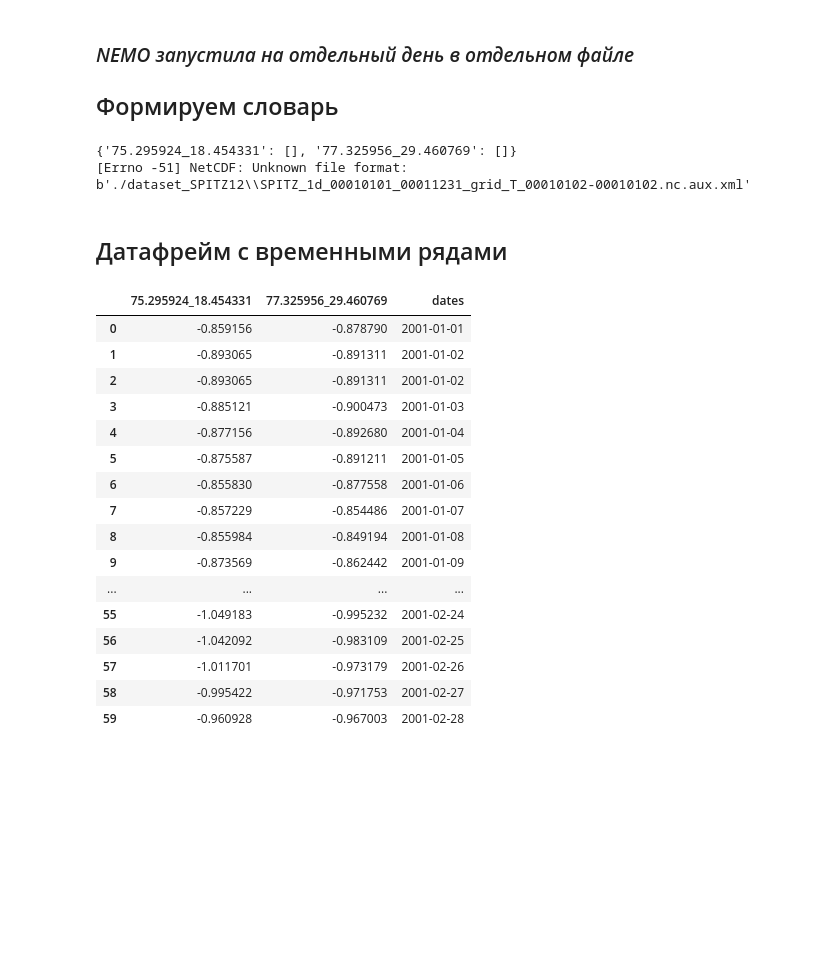
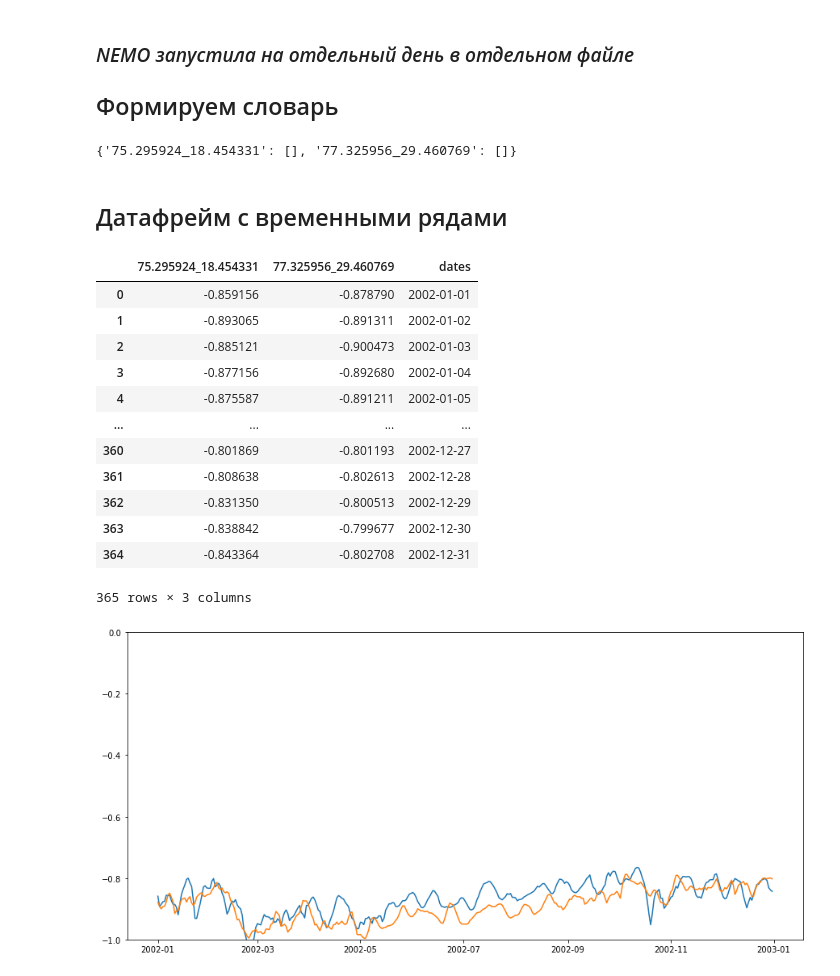
Before and after one commit to ChrisLisbon/ITMO_master_degree_classes, a Jupyter notebook: Research_work(NEMO)/timeline_forming_NEMO_SPITZ12.ipynb, the cells around one changed output. Drawn from its saved outputs; the diff is of its cells as text; code cells hidden in the pictures; blank space fills up the shorter version.

Commit message:
nemo and reanalysis comparison

```diff
--- a/Research_work(NEMO)/timeline_forming_NEMO_SPITZ12.ipynb
+++ b/Research_work(NEMO)/timeline_forming_NEMO_SPITZ12.ipynb
@@ -67,7 +67,7 @@ for file in os.listdir(nemo_data_folder):
     except Exception as e:
         print(e)
         pass
-    date='2'+file.split('_')[-1].split('-')[-2][1:]
+    date='2002'+file.split('_')[-1].split('-')[-2][4:]
 
     dates_list.append(date)
 
@@ -89,29 +89,37 @@ for file in os.listdir(nemo_data_folder):
 names_dict['dates']=dates_list
 # %% [output]
 {'75.295924_18.454331': [], '77.325956_29.460769': []}
-[Errno -51] NetCDF: Unknown file format: b'./dataset_SPITZ12\\SPITZ_1d_00010101_00011231_grid_T_00010102-00010102.nc.aux.xml'
 # %% [markdown]
 ## Датафрейм с временными рядами
 # %%
 pd_df = pd.DataFrame(names_dict, columns = list(names_dict.keys()))
 pd_df['dates'] =  pd.to_datetime(pd_df['dates'], format='%Y%m%d')
 pd_df=pd_df.sort_values(by=['dates'])
+pd_df.to_csv('./2002_spitz_nemo.csv', sep=';', index=False)
 pd_df
 # %% [output]
 |  | 75.295924_18.454331 | 77.325956_29.460769 | dates |
-| 0 | -0.859156 | -0.878790 | 2001-01-01 |
-| 1 | -0.893065 | -0.891311 | 2001-01-02 |
-| 2 | -0.893065 | -0.891311 | 2001-01-02 |
-| 3 | -0.885121 | -0.900473 | 2001-01-03 |
-| 4 | -0.877156 | -0.892680 | 2001-01-04 |
-| 5 | -0.875587 | -0.891211 | 2001-01-05 |
-| 6 | -0.855830 | -0.877558 | 2001-01-06 |
-| 7 | -0.857229 | -0.854486 | 2001-01-07 |
-| 8 | -0.855984 | -0.849194 | 2001-01-08 |
-| 9 | -0.873569 | -0.862442 | 2001-01-09 |
+| 0 | -0.859156 | -0.878790 | 2002-01-01 |
+| 1 | -0.893065 | -0.891311 | 2002-01-02 |
+| 2 | -0.885121 | -0.900473 | 2002-01-03 |
+| 3 | -0.877156 | -0.892680 | 2002-01-04 |
+| 4 | -0.875587 | -0.891211 | 2002-01-05 |
 | ... | ... | ... | ... |
-| 55 | -1.049183 | -0.995232 | 2001-02-24 |
-| 56 | -1.042092 | -0.983109 | 2001-02-25 |
-| 57 | -1.011701 | -0.973179 | 2001-02-26 |
-| 58 | -0.995422 | -0.971753 | 2001-02-27 |
-| 59 | -0.960928 | -0.967003 | 2001-02-28 |
+| 360 | -0.801869 | -0.801193 | 2002-12-27 |
+| 361 | -0.808638 | -0.802613 | 2002-12-28 |
+| 362 | -0.831350 | -0.800513 | 2002-12-29 |
+| 363 | -0.838842 | -0.799677 | 2002-12-30 |
+| 364 | -0.843364 | -0.802708 | 2002-12-31 |
+365 rows × 3 columns
+# %%
+import matplotlib.pyplot as plt
+from pylab import rcParams
+rcParams['figure.figsize'] = 15, 7
+
+for key in list(names_dict.keys()):
+    if key!='dates':
+        plt.plot(pd_df['dates'], pd_df[key])
+plt.ylim(-1, 0)
+plt.show()
+# %% [output]
+[figure, added]
```
Also changed, not shown: parts of 1 cell of this notebook, 4 other files.
